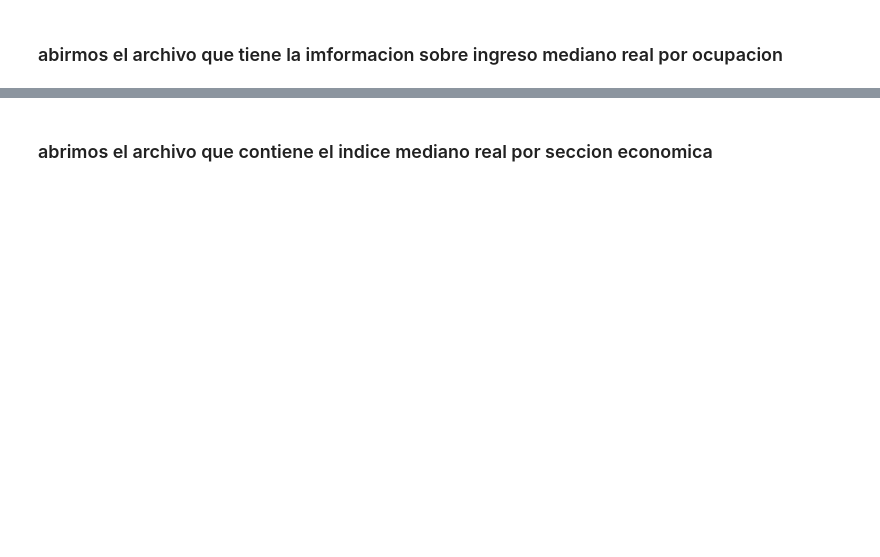
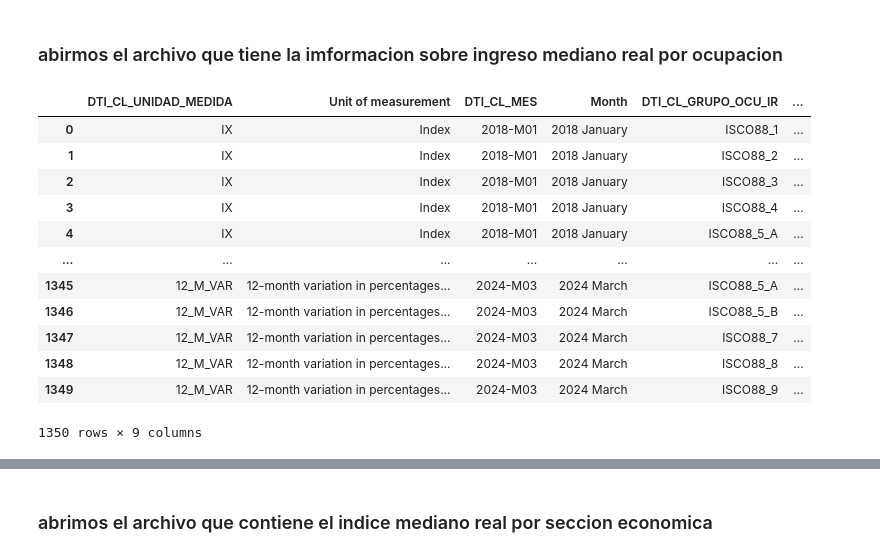
Before and after one commit to josegdotcom/imt2200-actividad-2024, a Jupyter notebook: datos de economia/creacion_de_la_base_datos_economia.ipynb, the cells around one changed output, grey strips where cells are left out. Drawn from its saved outputs; the diff is of its cells as text; code cells hidden in the pictures; blank space fills up the shorter version.

```diff
--- a/datos de economia/creacion_de_la_base_datos_economia.ipynb
+++ b/datos de economia/creacion_de_la_base_datos_economia.ipynb
@@ -73,3 +99,21 @@ df_imr_fix.to_json(r"C:\Users\Jose\Documents\GitHub\imt2200---actividad-2024\dat
 # %% [markdown]
 ### abirmos el archivo que tiene la imformacion sobre ingreso mediano real por ocupacion
+# %%
+# abrimos el archivo y vemos la info que trae
+df_imr_ocupacion = pd.read_csv("imr por ocupacion.csv")
+df_imr_ocupacion
+# %% [output]
+|  | DTI_CL_UNIDAD_MEDIDA | Unit of measurement | DTI_CL_MES | Month | DTI_CL_GRUPO_OCU_IR | ... |
+| 0 | IX | Index | 2018-M01 | 2018 January | ISCO88_1 | ... |
+| 1 | IX | Index | 2018-M01 | 2018 January | ISCO88_2 | ... |
+| 2 | IX | Index | 2018-M01 | 2018 January | ISCO88_3 | ... |
+| 3 | IX | Index | 2018-M01 | 2018 January | ISCO88_4 | ... |
+| 4 | IX | Index | 2018-M01 | 2018 January | ISCO88_5_A | ... |
+| ... | ... | ... | ... | ... | ... | ... |
+| 1345 | 12_M_VAR | 12-month variation in percentages... | 2024-M03 | 2024 March | ISCO88_5_A | ... |
+| 1346 | 12_M_VAR | 12-month variation in percentages... | 2024-M03 | 2024 March | ISCO88_5_B | ... |
+| 1347 | 12_M_VAR | 12-month variation in percentages... | 2024-M03 | 2024 March | ISCO88_7 | ... |
+| 1348 | 12_M_VAR | 12-month variation in percentages... | 2024-M03 | 2024 March | ISCO88_8 | ... |
+| 1349 | 12_M_VAR | 12-month variation in percentages... | 2024-M03 | 2024 March | ISCO88_9 | ... |
+1350 rows × 9 columns
 # %%
```
Also changed, not shown: parts of 22 cells of this notebook, 13 other files.
